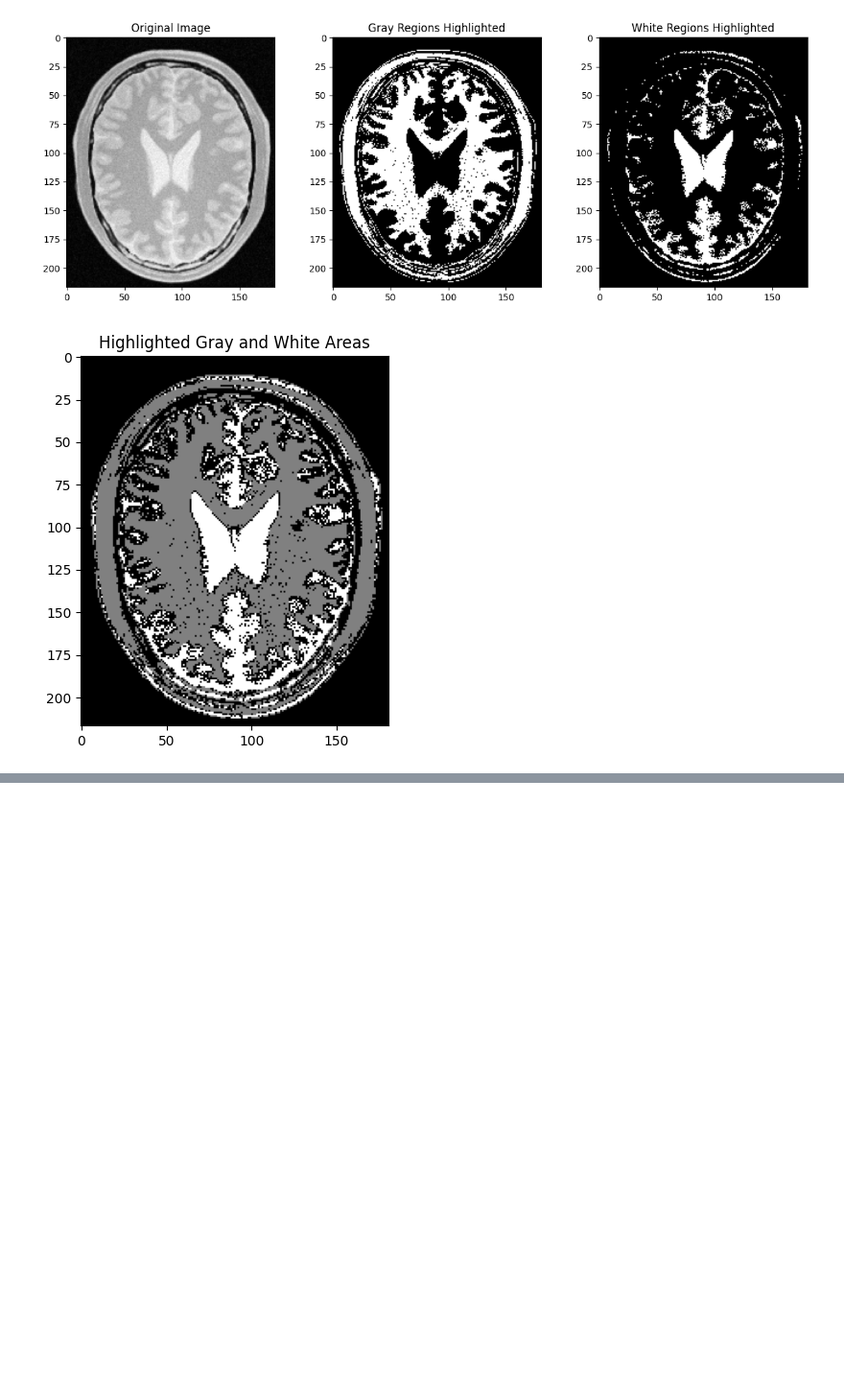
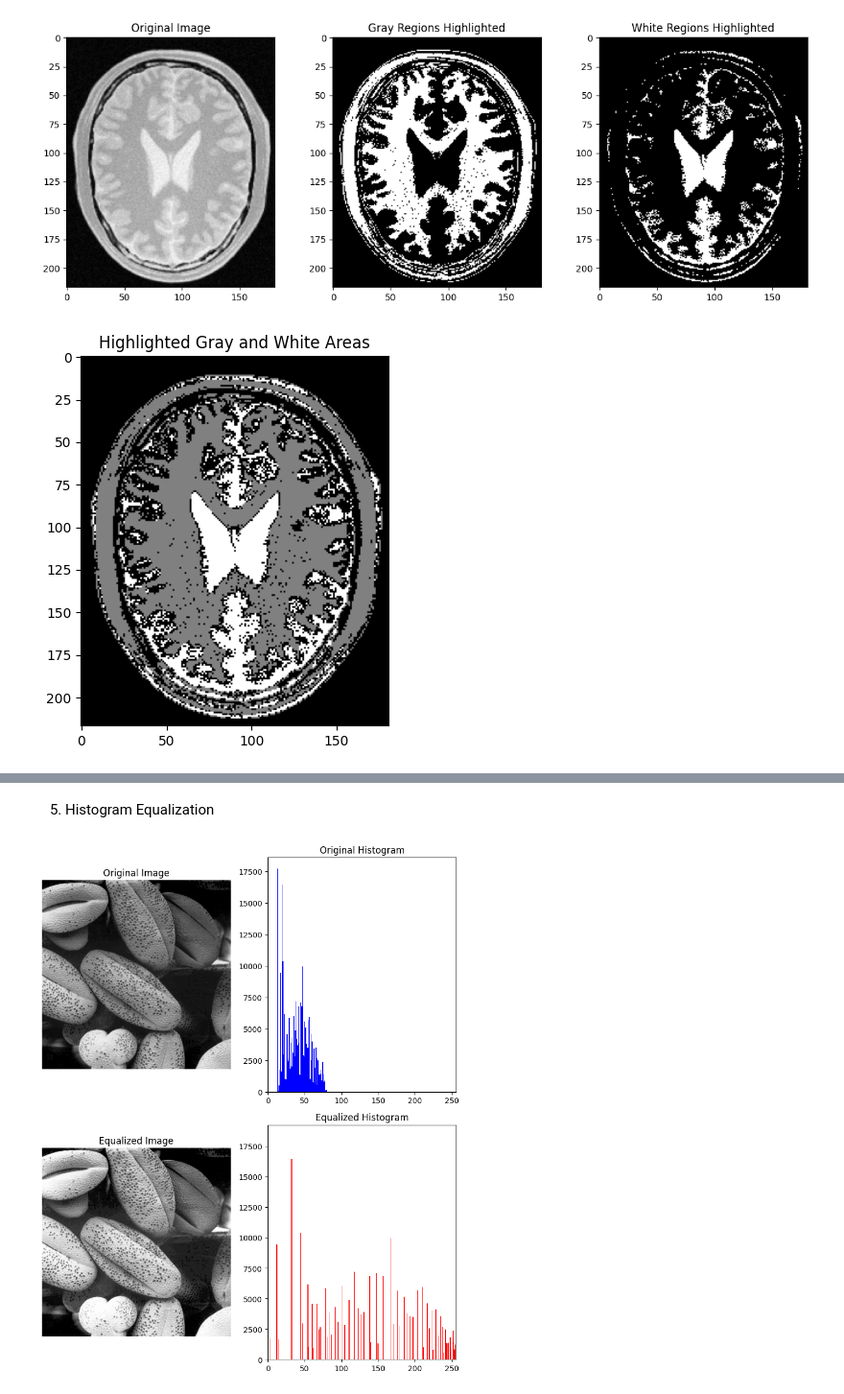
Before and after one commit to RPX2001/Assignment1_EN3160, a Jupyter notebook: 210451U_Assignment1.ipynb, the cells around one changed output, grey strips where cells are left out. Shown at 96% size. Drawn from its saved outputs; the diff is of its cells as text; code cells hidden in the pictures; blank space fills up the shorter version.

```diff
--- a/210451U_Assignment1.ipynb
+++ b/210451U_Assignment1.ipynb
@@ -116,0 +255,60 @@ plt.show()
+# %% [markdown]
+5. Histogram Equalization
+# %%
+def histogram_equalization(image):
+    # Convert image to grayscale
+    gray_image = cv.cvtColor(image, cv.COLOR_BGR2GRAY)
+
+    # Get image dimensions
+    h, w = gray_image.shape
+
+    # Calculate the histogram
+    hist, bins = np.histogram(gray_image.flatten(), 256, [0, 256])
+
+    # Calculate cumulative distribution function (CDF)
+    cdf = hist.cumsum()
+
+    # Normalize the CDF
+    cdf_normalized = cdf * hist.max() / cdf.max()
+
+    # Apply histogram equalization
+    cdf_m = np.ma.masked_equal(cdf, 0)  # Mask zeros to avoid division by zero
+    cdf_m = (cdf_m - cdf_m.min()) * 255 / (cdf_m.max() - cdf_m.min())  # Normalize the cdf
+    cdf = np.ma.filled(cdf_m, 0).astype('uint8')  # Fill masked values with 0
+
+    # Use the CDF to map the old pixel values to the new values
+    equalized_image = cdf[gray_image]
+
+    return gray_image, equalized_image, hist, cdf_normalized
+
+# Load the image (replace 'image_path' with the correct path to your image)
+image = cv.imread('a1images/shells.tif')
+
+# Perform histogram equalization
+gray_image, equalized_image, hist, cdf_normalized = histogram_equalization(image)
+
+# Plot the original and equalized images
+fig, ax = plt.subplots(2, 2, figsize=(8, 10))
+
+# Display the original image and histogram
+ax[0, 0].imshow(gray_image, cmap='gray')
+ax[0, 0].set_title("Original Image")
+ax[0, 0].axis('off')
+
+ax[0, 1].hist(gray_image.flatten(), 256, [0, 256], color='blue')
+ax[0, 1].set_title("Original Histogram")
+ax[0, 1].set_xlim([0, 256])
+
+# Display the equalized image and histogram
+ax[1, 0].imshow(equalized_image, cmap='gray')
+ax[1, 0].set_title("Equalized Image")
+ax[1, 0].axis('off')
+
+ax[1, 1].hist(equalized_image.flatten(), 256, [0, 256], color='red')
+ax[1, 1].set_title("Equalized Histogram")
+ax[1, 1].set_xlim([0, 256])
+
+plt.tight_layout()
+plt.show()
+# %% [output]
+[figure, added]
```
Also changed, not shown: parts of 5 cells of this notebook.
